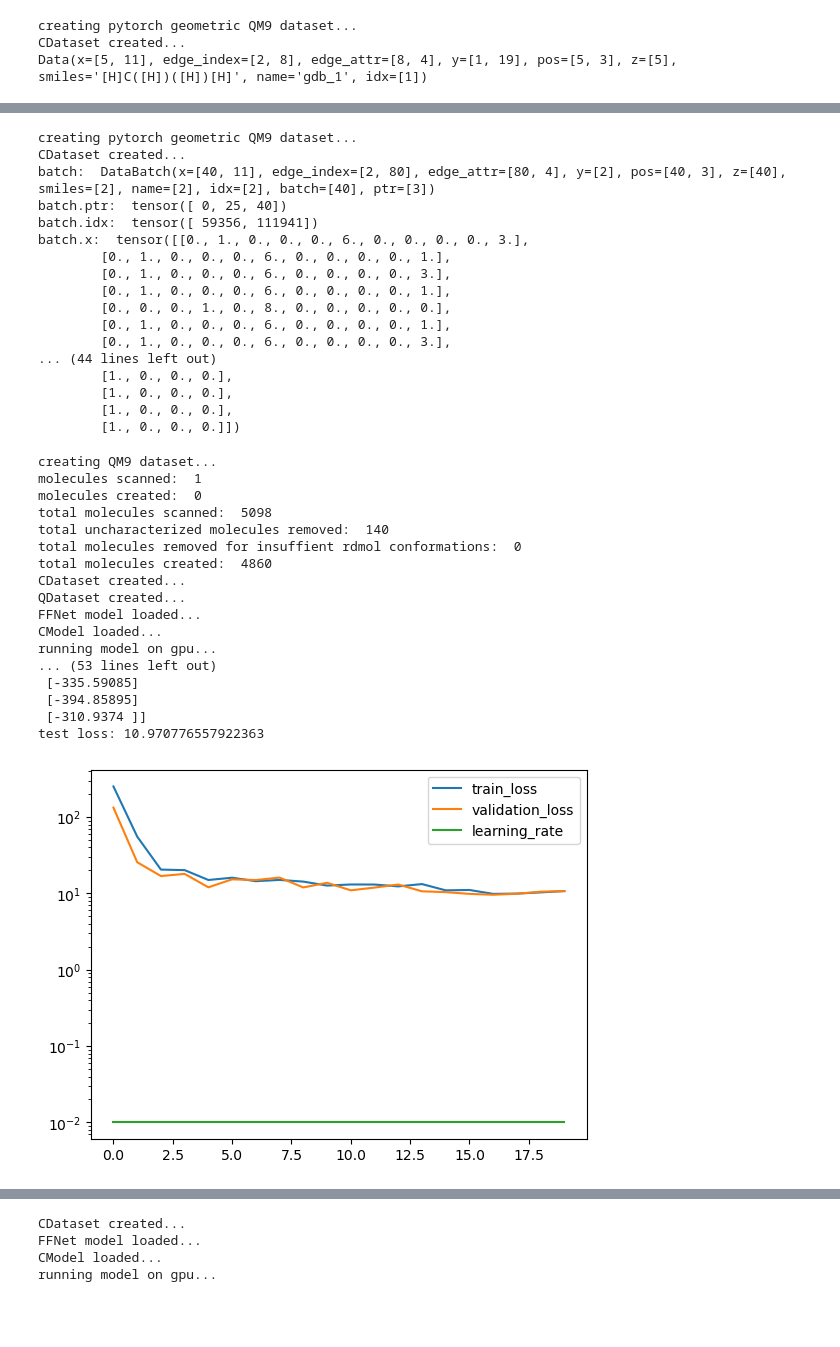
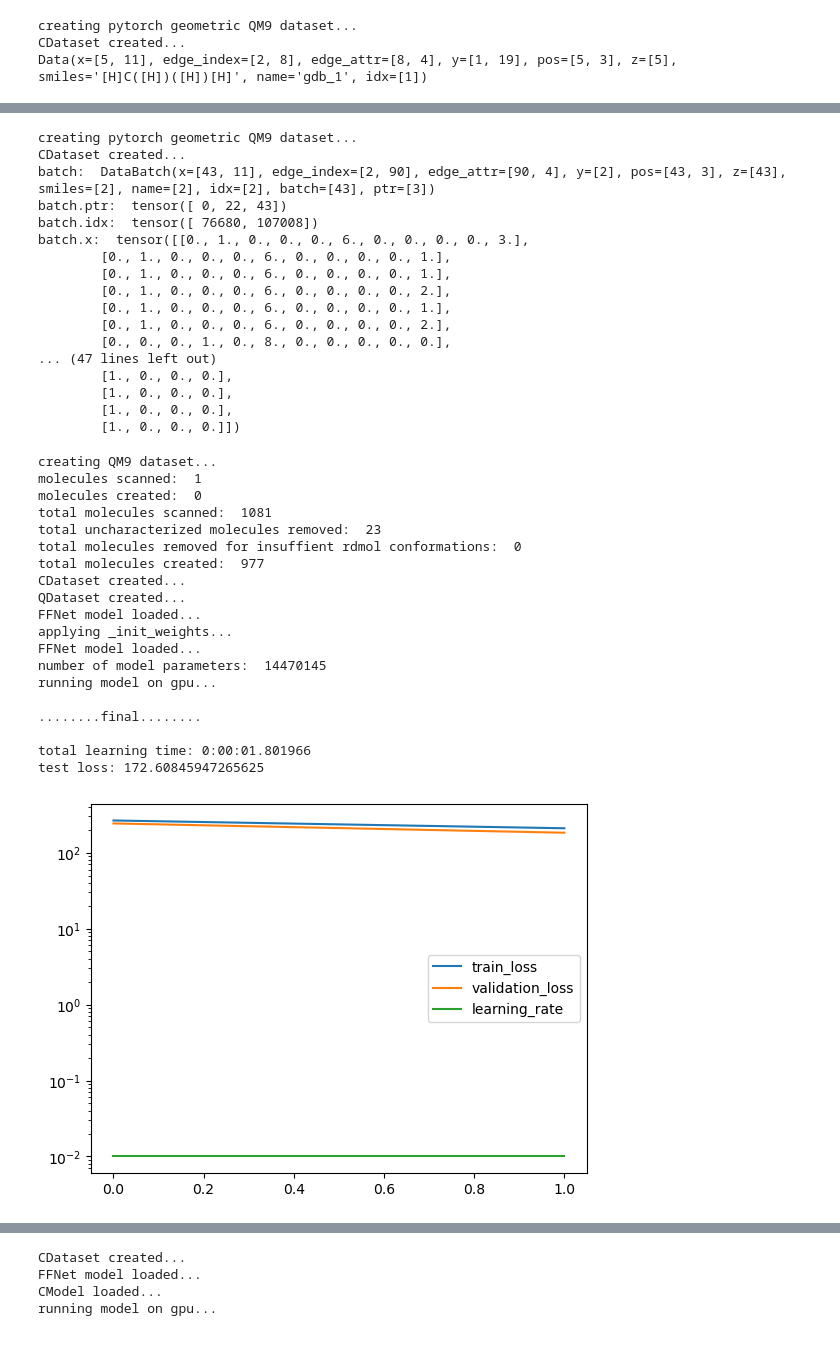
Before and after one commit to icanswim/qchem, a Jupyter notebook: experiment.ipynb, the cells around one changed output, grey strips where cells are left out. Saved outputs shown, nothing was run; the diff lists cells and outputs as text; code cells hidden in the pictures.

```diff
--- a/experiment.ipynb
+++ b/experiment.ipynb
@@ -249,8 +273,8 @@ class IndexY(T.BaseTransform):
         return data
 
 ds_param = {'train_param': {'dataset': 'QM9',
-                              'pg_param': {'root': './data/',
-                                            'transform': IndexY(7)}}}
+                            'pg_param': {'root': './data/pyg/qm9/',
+                                         'transform': IndexY(7)}}}
 
 pgds = PGDS(**ds_param['train_param'])
 ds_idx = pgds.ds_idx
@@ -271,17 +295,17 @@ print('pgds[1].edge_attr: ', pgds[1].edge_attr)
 # %% [output]
 creating pytorch geometric QM9 dataset...
 CDataset created...
-batch:  DataBatch(x=[40, 11], edge_index=[2, 80], edge_attr=[80, 4], y=[2], pos=[40, 3], z=[40], smiles=[2], name=[2], idx=[2], batch=[40], ptr=[3])
-batch.ptr:  tensor([ 0, 25, 40])
-batch.idx:  tensor([ 59356, 111941])
+batch:  DataBatch(x=[43, 11], edge_index=[2, 90], edge_attr=[90, 4], y=[2], pos=[43, 3], z=[43], smiles=[2], name=[2], idx=[2], batch=[43], ptr=[3])
+batch.ptr:  tensor([ 0, 22, 43])
+batch.idx:  tensor([ 76680, 107008])
 batch.x:  tensor([[0., 1., 0., 0., 0., 6., 0., 0., 0., 0., 3.],
         [0., 1., 0., 0., 0., 6., 0., 0., 0., 0., 1.],
-        [0., 1., 0., 0., 0., 6., 0., 0., 0., 0., 3.],
         [0., 1., 0., 0., 0., 6., 0., 0., 0., 0., 1.],
+        [0., 1., 0., 0., 0., 6., 0., 0., 0., 0., 2.],
+        [0., 1., 0., 0., 0., 6., 0., 0., 0., 0., 1.],
+        [0., 1., 0., 0., 0., 6., 0., 0., 0., 0., 2.],
         [0., 0., 0., 1., 0., 8., 0., 0., 0., 0., 0.],
-        [0., 1., 0., 0., 0., 6., 0., 0., 0., 0., 1.],
-        [0., 1., 0., 0., 0., 6., 0., 0., 0., 0., 3.],
-... (44 lines left out)
+... (47 lines left out)
         [1., 0., 0., 0.],
         [1., 0., 0., 0.],
         [1., 0., 0., 0.],
@@ -338,7 +362,7 @@ ds_param = {'train_param': {'input_dict': {'X': [
                                              'U0': [AsTensor()],
                                             },
                               'filter_on': ('n_atoms','>','8'),
-                              'n': 5000, #non-random subset for testing,
+                              'n': 1000, #non-random subset for testing,
                               #'use_pickle': 'n_atoms_greater_than_8_3_conf', #use pickle if exists otherwise create
                               'n_conformers': 3,
                               'dict2data': False}}
@@ -350,7 +374,7 @@ model_param = {'in_channels': 29+29+29+29+29*29+29*8+29*8,
                'embed_param': {
                                'hybridization': (9,8,0,True),
                                'chirality': (4,8,0,True),
-                               'flatten': True
+                               'flatten': True,
                                }
               }
 
@@ -360,44 +384,46 @@ metrics_param = {'report_interval': 100,
 
 crit_param = {'reduction': 'sum'}
 
 sample_param = {'set_seed': 88,
                 'splits': (.7,.15),
                 #'subset': .1, #create random subset
                 }
 
 sched_param = {'factor': .6,
                'patience': 5,
                'cooldown': 5,
                'min_lr': .00125} #plateau at this value
 
 opt_param = {'lr': 0.01}
 
 
 l = Learn([QM9], FFNet, Selector,
           Optimizer=Adam, Scheduler=ReduceLROnPlateau, Criterion=L1Loss,
           model_param=model_param, ds_param=ds_param, sample_param=sample_param,
           opt_param=opt_param, sched_param=sched_param, crit_param=crit_param,
           metrics_param=metrics_param,
-          squeeze_y_pred=False, batch_size=128, epochs=20, save_model=False)
+          batch_size=128, epochs=2, save_model=False)
 # %% [output]
 creating QM9 dataset...
 molecules scanned:  1
 molecules created:  0
-total molecules scanned:  5098
-total uncharacterized molecules removed:  140
+total molecules scanned:  1081
+total uncharacterized molecules removed:  23
 total molecules removed for insuffient rdmol conformations:  0
-total molecules created:  4860
+total molecules created:  977
 CDataset created...
 QDataset created...
 FFNet model loaded...
-CModel loaded...
+applying _init_weights...
+FFNet model loaded...
+number of model parameters:  14470145
 running model on gpu...
-... (53 lines left out)
- [-335.59085]
- [-394.85895]
- [-310.9374 ]]
-test loss: 10.970776557922363
+
+........final........
+
+total learning time: 0:00:01.801966
+test loss: 172.60845947265625
-[figure, old version]
+[figure, new version]
 # %%
 # qchem PyG dataset wrapper (PGDS) with qchem model (GraphNet)
 # NetConv convolutions with edge features
```
Also changed, not shown: parts of 14 cells of this notebook, 5 other files.
